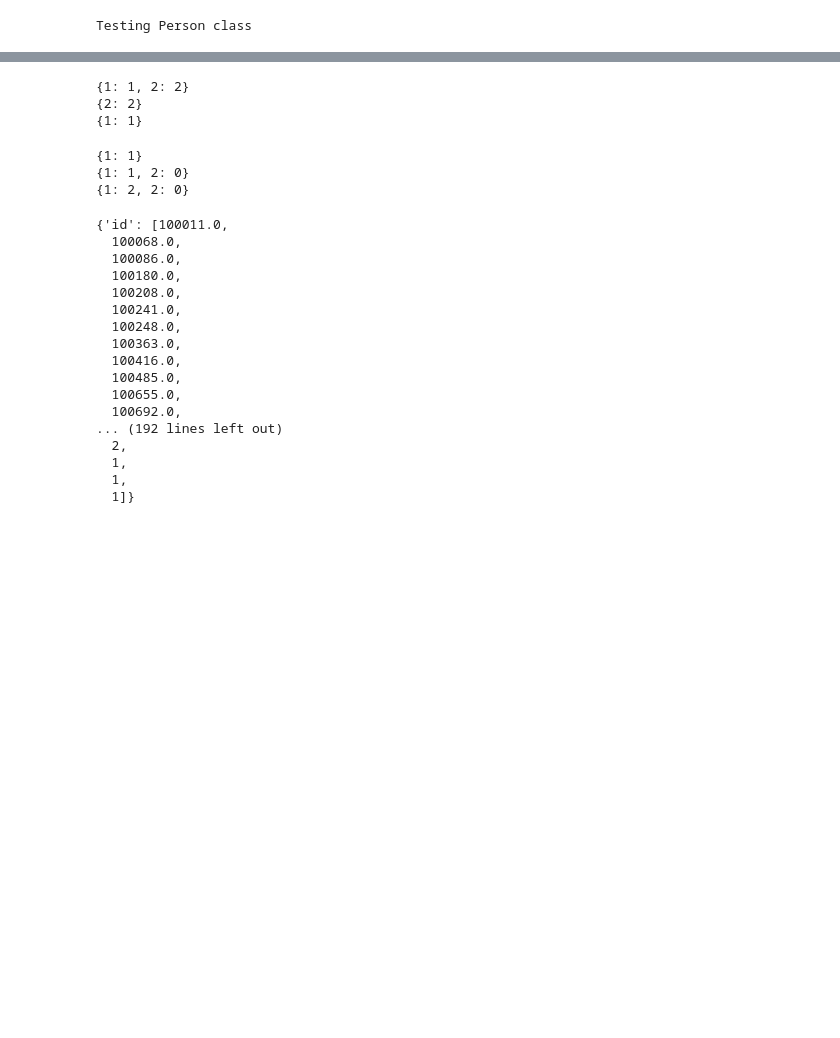
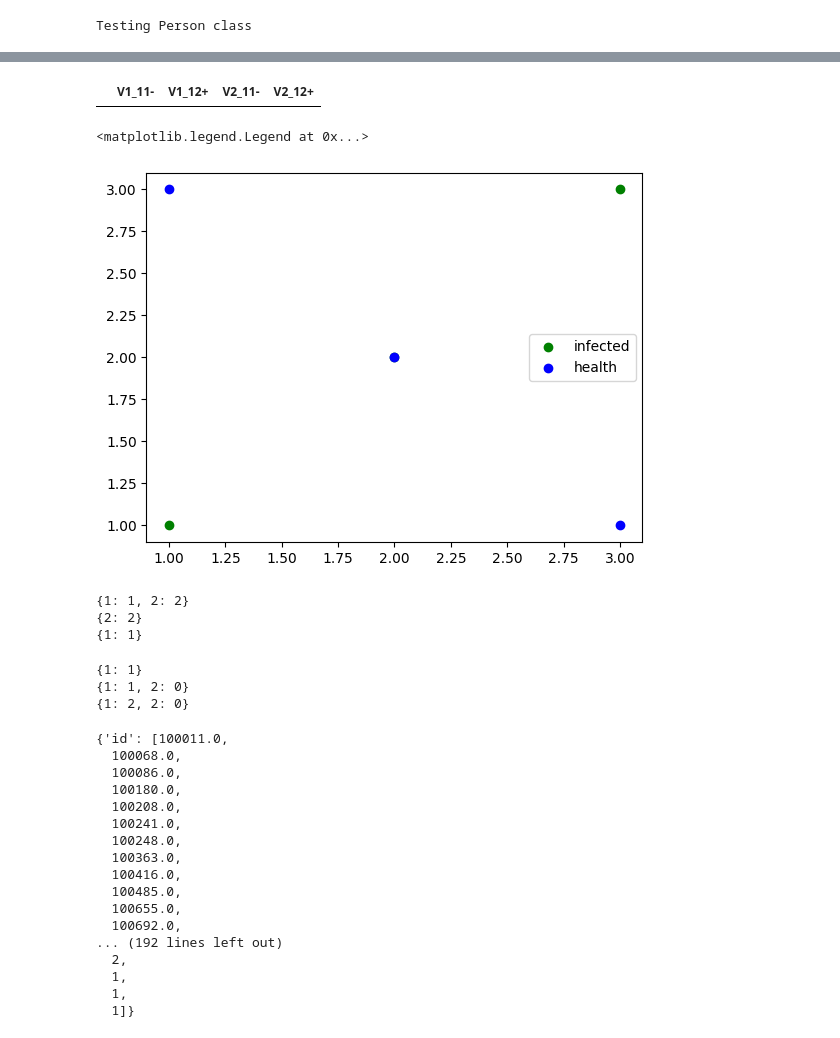
Before and after one commit to lynchp35/AgentBasedModelling, a Jupyter notebook: code/test.ipynb, the cells around one changed output, grey strips where cells are left out. Cells and saved outputs as stored; diff of their text form; code cells hidden in the pictures; blank space fills up the shorter version.

```diff
--- a/code/test.ipynb
+++ b/code/test.ipynb
@@ -58,3 +262,17 @@ def find_infected_count_01(population, distance=2):
+# %%
+data[data.index < end_date]
+# %% [output]
+|  | V1_11- | V1_12+ | V2_11- | V2_12+ |
+# %%
+from pylab import *
+infected_x = [1,2,3]
+infected_y = [1,2,3]
+scatter(infected_x, infected_y, color = 'green')
+scatter(infected_x, infected_y[::-1], color = 'blue')
+legend({"infected":"green", "health":"blue"})
+# %% [output]
+<matplotlib.legend.Legend at 0x...>
+[figure, added]
 # %%
 xx = {1:1,2:2}
 xy = {}
```
Also changed, not shown: parts of 28 cells of this notebook, 3 other files.
